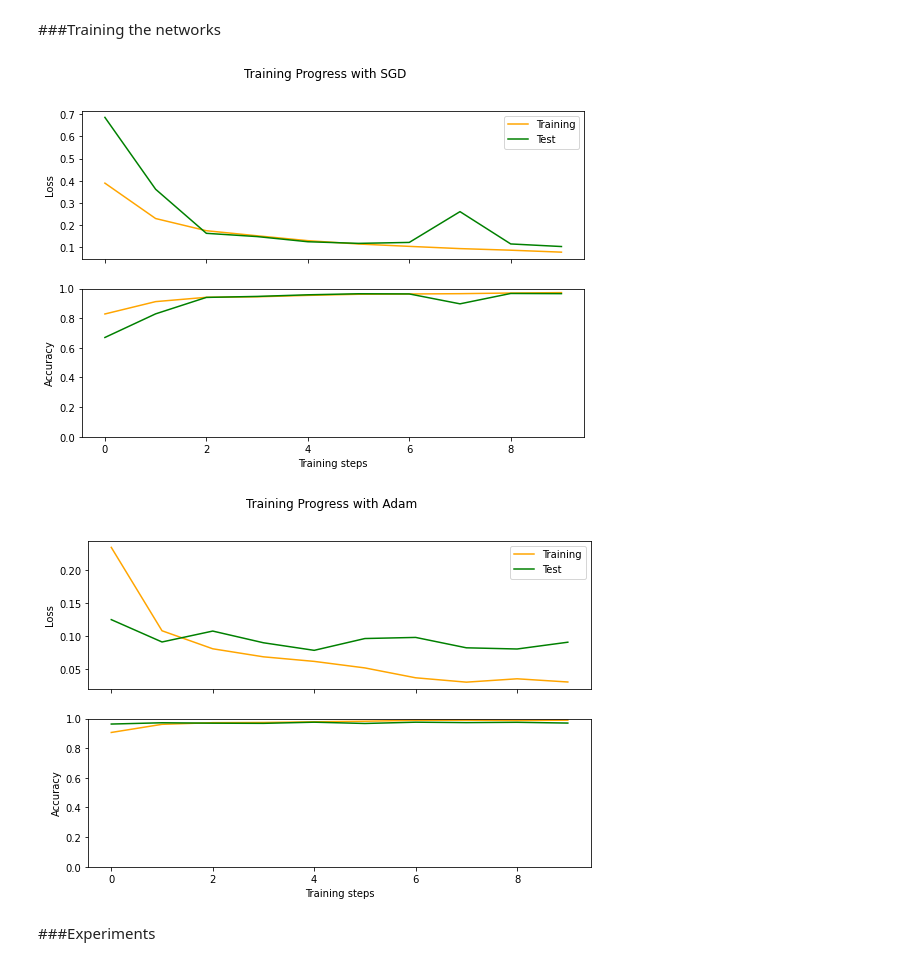
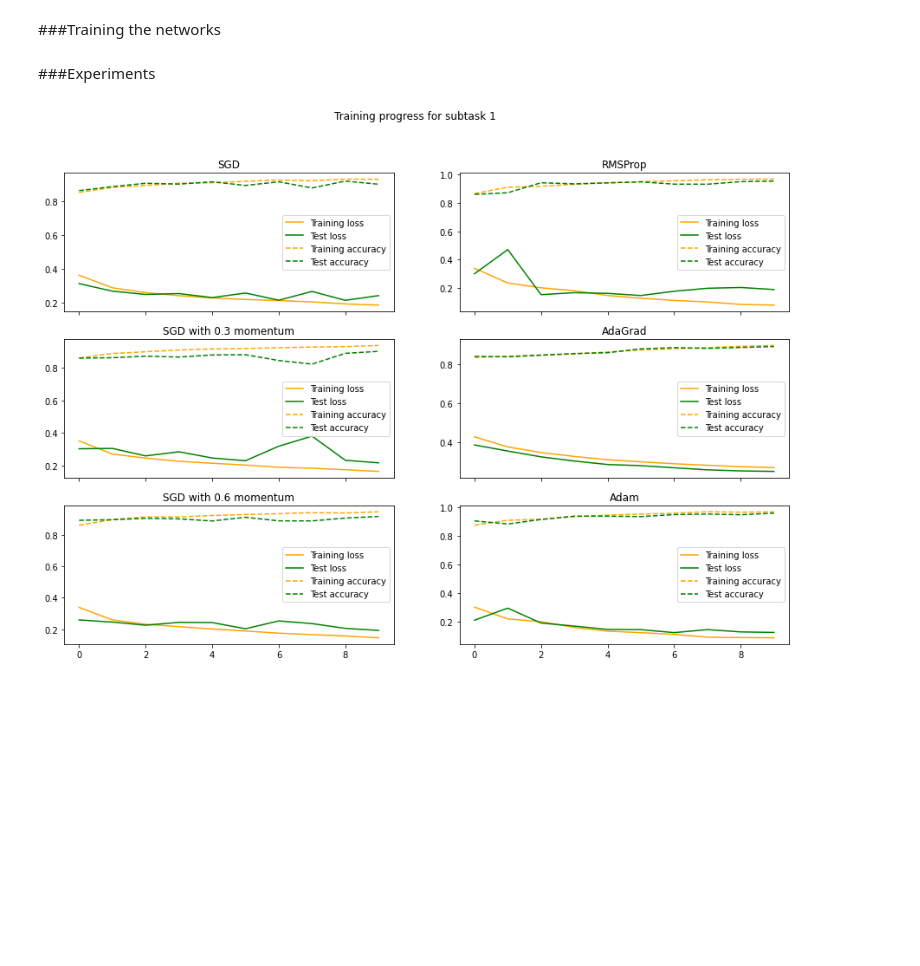
Before and after one commit to b-peters/IANNwTF-homework, a Jupyter notebook: homework04/homework04.ipynb, the cells around one changed output. Drawn from its saved outputs; the diff is of its cells as text; code cells hidden in the pictures; blank space fills up the shorter version.

Commit message:
Added other optimizers and updated visualization

```diff
--- a/homework04/homework04.ipynb
+++ b/homework04/homework04.ipynb
@@ -41,7 +41,7 @@ def prepare_data(mnist, subtask, batch_size=32):
   # project the pixel values into range [-1, 1]
   mnist = mnist.map(lambda img, target: ((img/128.)-1., target))
   # returns tuples of elements from the MNIST dataset, e.g., ((img1,label1), (img2,label2))
-  zipped = tf.data.Dataset.zip((mnist, mnist))
+  zipped = tf.data.Dataset.zip((mnist.shuffle(1000), mnist.shuffle(1000)))
 
   # subtask 1: predict whether a + b >= 5, where a and b are respective MNIST digits
   if subtask == "1":
@@ -288,16 +282,25 @@ def visualization(train_losses, train_accuracies, test_losses, test_accuracies,
-# %%
-# hyperparameter for the training process
-num_epochs = 10
-
-# the optimizers we want to test
-optimizers = [["SGD", tf.keras.optimizers.SGD()], ["Adam", tf.keras.optimizers.Adam()]]
-
-# train the model and visualize the results for subtask 1
-for optimizer in optimizers:
-  train_losses, train_accuracies, test_losses, test_accuracies = training(subtask="1", n_epochs=num_epochs, optimizer=optimizer[1])
-  visualization(train_losses, train_accuracies, test_losses, test_accuracies, optimizer[0])
-# %% [output]
-[figure, removed]
-[figure, removed]
 # %% [markdown]
 ###Experiments
+# %%
+# hyperparameter for the training process
+num_epochs = 10
+
+# the optimizers we want to test
+optimizers = [["SGD", tf.keras.optimizers.SGD()],
+              ["SGD with 0.3 momentum", tf.keras.optimizers.SGD(momentum=0.3)],
+              ["SGD with 0.6 momentum", tf.keras.optimizers.SGD(momentum=0.6)],
+              ["RMSProp", tf.keras.optimizers.RMSprop()],
+              ["AdaGrad", tf.keras.optimizers.Adagrad()],
+              ["Adam", tf.keras.optimizers.Adam()]]
+# %%
+# create the plot grid
+fig, axes = plt.subplots(nrows=3, ncols=2, sharex=True, figsize=(15,10))
+# give it a proper title
+fig.suptitle("Training progress for subtask 1")
+
+# train the model and visualize the results for subtask 1
+for i, optimizer in enumerate(optimizers):
+  train_losses, train_accuracies, test_losses, test_accuracies = training(subtask="1", n_epochs=num_epochs, optimizer=optimizer[1])
+  visualization(axes[i % 3, 0 if i < 3 else 1], train_losses, train_accuracies, test_losses, test_accuracies, optimizer[0])
+# %% [output]
+[figure, added]
```
Also changed, not shown: parts of 3 cells of this notebook.
